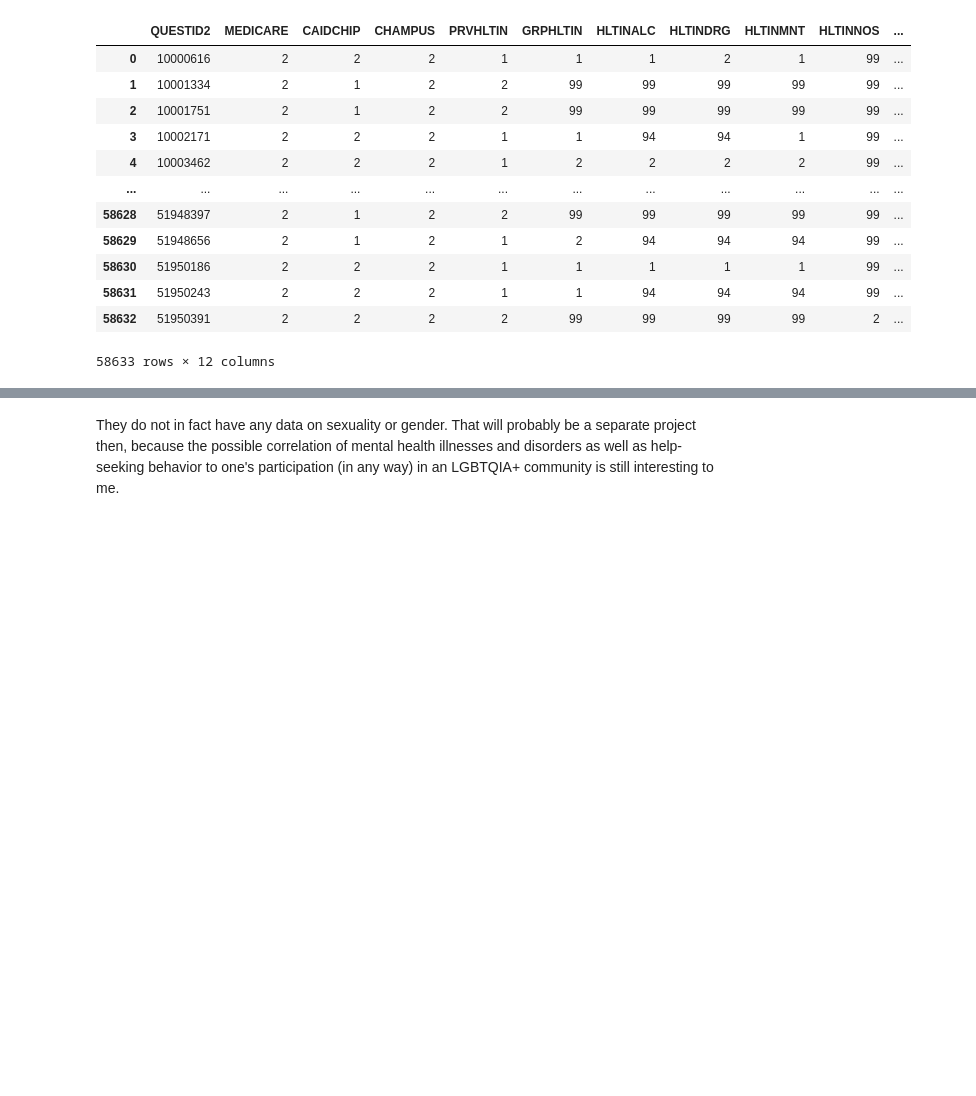
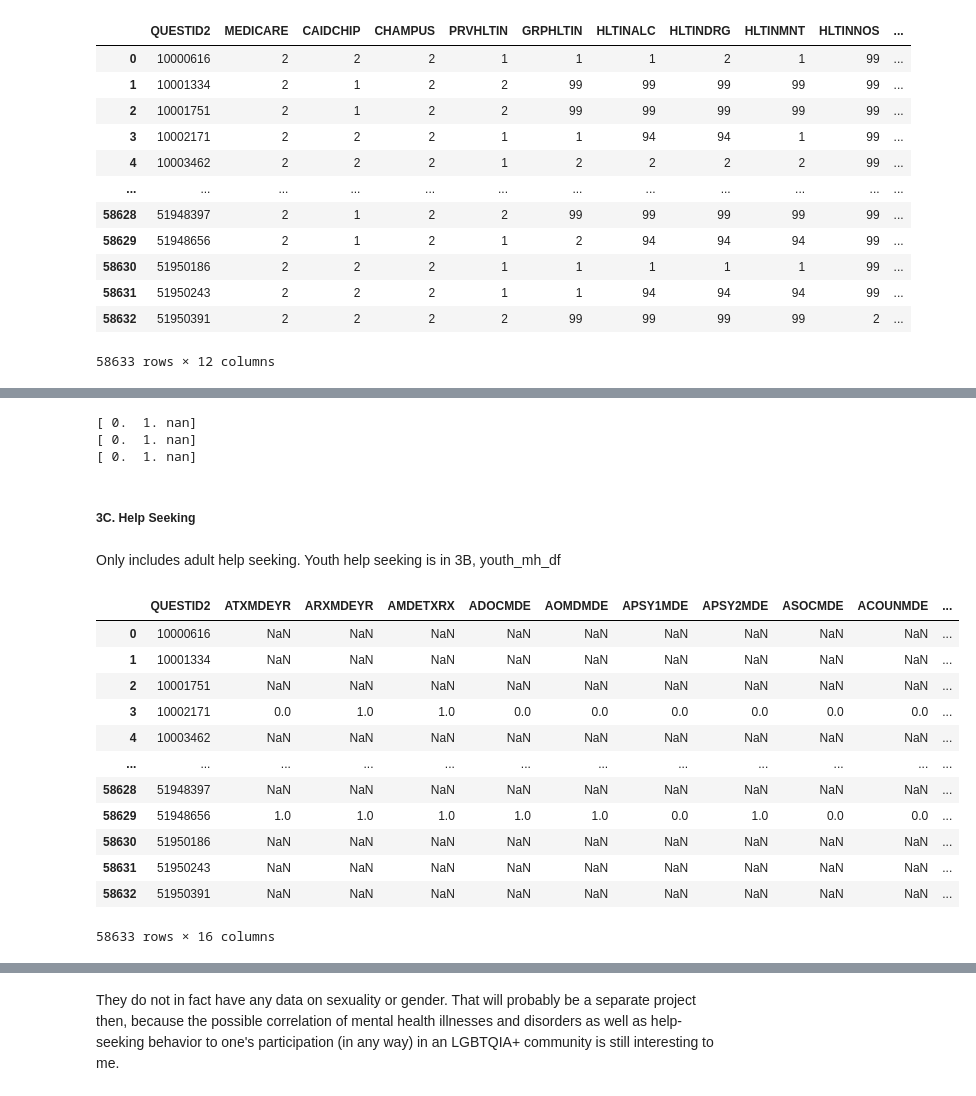
Before and after one commit to infunibuley/infunibuley.github.io, a Jupyter notebook: data/projects/nsduh-eda/nsduh-eda.ipynb, the cells around one changed output, grey strips where cells are left out. Drawn from its saved outputs; the diff is of its cells as text; code cells hidden in the pictures; blank space fills up the shorter version.

```diff
--- a/data/projects/nsduh-eda/nsduh-eda.ipynb
+++ b/data/projects/nsduh-eda/nsduh-eda.ipynb
@@ -229,8 +331,13 @@ health_ins_df
 # %%
-cols = ['KSSLR6MON', 'SPDPSTMON', 'KSSLR6YR', 'KSSLR6MAX', 'SPDPSTYR', 'AKSSLR6WRST', 'WHODASTOTSC', 'WHODASDASC', 'SMIPPPY', 'SMIPY', 'AMIPY', 'SMMIPY', 'MMIPY', 'LMIPY', 'LMMIPY', 'MICATPY', 'AGADTOTSC', 'AGADSEVSYMP', 'AGADMODOSEV', 'ADSUITPAYR', 'ADSUITPACOM', 'ATXMDEYR', 'ARXMDEYR', 'AMDETXRX', 'ADOCMDE', 'AOMDMDE', 'APSY1MDE', 'APSY2MDE', 'ASOCMDE', 'ACOUNMDE', 'AOMHMDE', 'ANURSMDE', 'ARELMDE', 'AHBCHMDE', 'AHLTMDE', 'AALTMDE', 'IRAMDELT', 'IRAMDEYR', 'IRAMDEIMP']
-adult_mental_health_df = nsduh_df[['QUESTID2'] + cols].copy()
-table_names.append('adult_mental_health_df')
-adult_mental_health_df
+cols = [
+    'KSSLR6MON', 'SPDPSTMON', 'KSSLR6YR', 'KSSLR6MAX', 'SPDPSTYR', 'AKSSLR6WRST',
+    'WHODASTOTSC', 'WHODASDASC', 'SMIPPPY', 'SMIPY', 'AMIPY', 'SMMIPY', 'MMIPY',
+    'LMIPY', 'LMMIPY', 'MICATPY', 'AGADTOTSC', 'AGADSEVSYMP', 'AGADMODOSEV',
+    'ADSUITPAYR', 'ADSUITPACOM', 'IRAMDELT', 'IRAMDEYR', 'IRAMDEIMP'
+]
+adult_mh_df = nsduh_df[['QUESTID2'] + cols].copy()
+table_names.append('adult_mh_df')
+adult_mh_df
 # %% [output]
 |  | QUESTID2 | KSSLR6MON | SPDPSTMON | KSSLR6YR | KSSLR6MAX | SPDPSTYR | AKSSLR6WRST | WHODASTOTSC | WHODASDASC | ... |
 | 0 | 10000616 | 3.0 | 0.0 | NaN | 3.0 | 0.0 | 0.0 | 3.0 | 0.0 | ... |
@@ -247,0 +510,9 @@ adult_mental_health_df
+# %%
+cols = [
+    'YMDEYR', 'YMDELT', 'MDEIMPY', 'YGADTOTSC', 'YGADSEVSYMP',
+    'YGADMODOSEV', 'YTXMDEYR', 'YRXMDEYR', 'YMDETXRX', 'YDOCMDE'
+]
+
+youth_mh_df = nsduh_df[['QUESTID2'] + cols].copy()
+table_names.append('youth_mh_df')
+youth_mh_df
@@ -247,0 +610,36 @@ adult_mental_health_df
+# %%
+print(youth_mh_df['YOUTH_MAJOR_DEPRESSIVE_EPISODE_PAST_YEAR'].unique())
+print(youth_mh_df['YOUTH_MAJOR_DEPRESSIVE_EPISODE_LIFETIME'].unique())
+print(youth_mh_df['YOUTH_DEPRESSION_SEVERE_IMPAIRMENT'].unique())
+# %% [output]
+[ 0.  1. nan]
+[ 0.  1. nan]
+[ 0.  1. nan]
+# %% [markdown]
+##### 3C. Help Seeking
+# %% [markdown]
+Only includes adult help seeking. Youth help seeking is in 3B, youth_mh_df
+# %%
+cols = [
+    'ATXMDEYR', 'ARXMDEYR', 'AMDETXRX', 'ADOCMDE', 'AOMDMDE',
+    'APSY1MDE', 'APSY2MDE', 'ASOCMDE', 'ACOUNMDE', 'AOMHMDE',
+    'ANURSMDE', 'ARELMDE', 'AHBCHMDE', 'AHLTMDE', 'AALTMDE'
+]
+
+mh_help_seeking_df = nsduh_df[['QUESTID2'] + cols].copy()
+table_names.append('mh_help_seeking_df')
+mh_help_seeking_df
+# %% [output]
+|  | QUESTID2 | ATXMDEYR | ARXMDEYR | AMDETXRX | ADOCMDE | AOMDMDE | APSY1MDE | APSY2MDE | ASOCMDE | ACOUNMDE | ... |
+| 0 | 10000616 | NaN | NaN | NaN | NaN | NaN | NaN | NaN | NaN | NaN | ... |
+| 1 | 10001334 | NaN | NaN | NaN | NaN | NaN | NaN | NaN | NaN | NaN | ... |
+| 2 | 10001751 | NaN | NaN | NaN | NaN | NaN | NaN | NaN | NaN | NaN | ... |
+| 3 | 10002171 | 0.0 | 1.0 | 1.0 | 0.0 | 0.0 | 0.0 | 0.0 | 0.0 | 0.0 | ... |
+| 4 | 10003462 | NaN | NaN | NaN | NaN | NaN | NaN | NaN | NaN | NaN | ... |
+| ... | ... | ... | ... | ... | ... | ... | ... | ... | ... | ... | ... |
+| 58628 | 51948397 | NaN | NaN | NaN | NaN | NaN | NaN | NaN | NaN | NaN | ... |
+| 58629 | 51948656 | 1.0 | 1.0 | 1.0 | 1.0 | 1.0 | 0.0 | 1.0 | 0.0 | 0.0 | ... |
+| 58630 | 51950186 | NaN | NaN | NaN | NaN | NaN | NaN | NaN | NaN | NaN | ... |
+| 58631 | 51950243 | NaN | NaN | NaN | NaN | NaN | NaN | NaN | NaN | NaN | ... |
+| 58632 | 51950391 | NaN | NaN | NaN | NaN | NaN | NaN | NaN | NaN | NaN | ... |
+58633 rows × 16 columns
```
Also changed, not shown: parts of 65 cells of this notebook.
